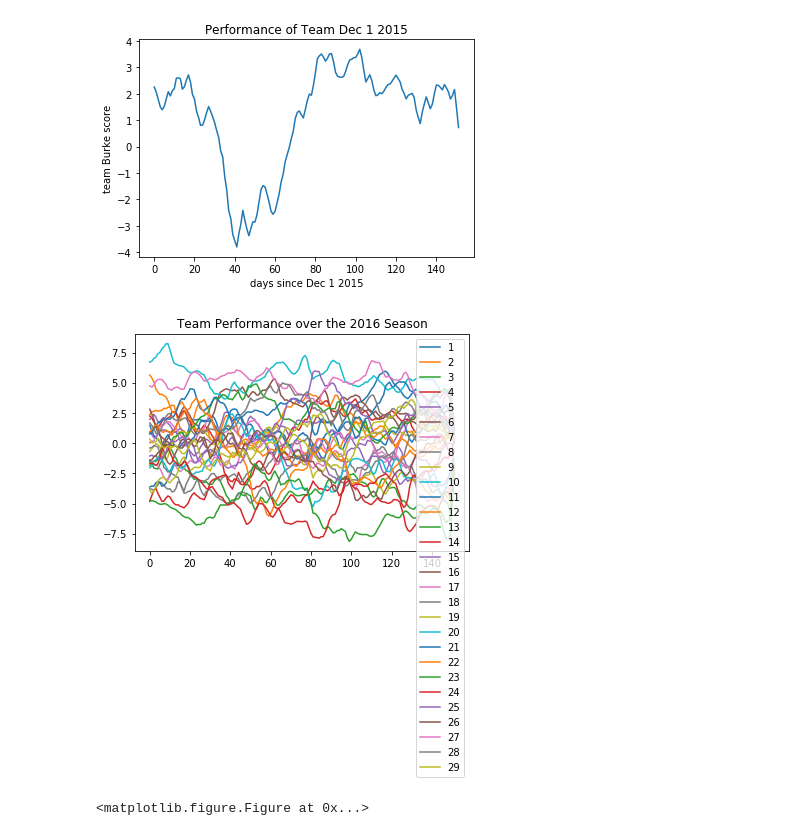
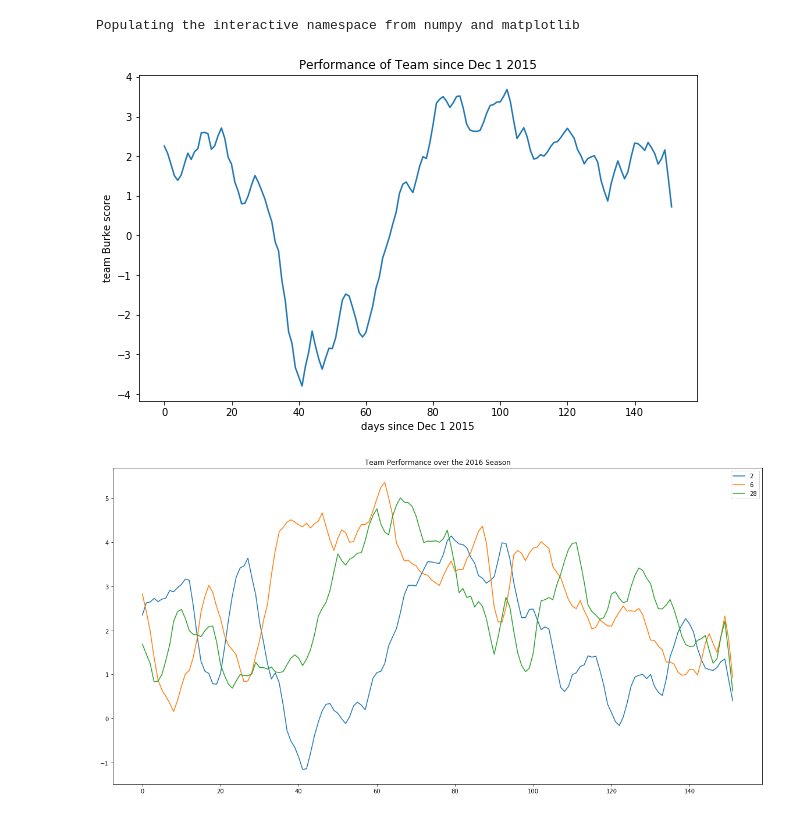
Before and after one commit to martinm43/nba_playoff_odds, a Jupyter notebook: naismith/Burke_Calc_Notebook.ipynb, the cells around one changed output. Saved outputs shown, nothing was run; the diff lists cells and outputs as text; code cells hidden in the pictures.

Commit message:
three team plot

```diff
--- a/naismith/Burke_Calc_Notebook.ipynb
+++ b/naismith/Burke_Calc_Notebook.ipynb
@@ -1,6 +1,8 @@
 # %%
 # %load burkechart.py
 %matplotlib inline
+%pylab inline
+pylab.rcParams['figure.figsize'] = (10, 6)
 """
 Created on Sun Aug 13 21:32:38 2017
 
@@ -12,7 +14,7 @@ from access_nba_data import games_query, epochtime
 from burke_solver import burke_calc
 ave_period=3
 
-#Moving averages, via StackOverflow
+#Moving averages, via StackOverflow answer no. 13728392
 def runningMeanFast(x, N):
     return np.convolve(x, np.ones((N,))/N)[(N-1):]
 
@@ -20,42 +22,44 @@ def runningMeanFast(x, N):
 start_date_str='Dec 1 2015'
 start_date=epochtime(start_date_str)
 end_date=epochtime('May 1 2016')
 calc_date=start_date
 daysecs=24*60*60
 monthsecs=daysecs*30
 
 #placeholder array
 all_burke_calcs=[]
 
 while calc_date < end_date:
     temp_burke_calc=burke_calc(games_query(calc_date-monthsecs,calc_date))
     temp_burke_calc.tolist()
     all_burke_calcs.append(temp_burke_calc)
     calc_date+=daysecs
 
 all_burke_calcs=np.asarray(all_burke_calcs)
 #Not used, too jerky at end
 ave_burke_calcs=np.zeros_like(all_burke_calcs)
 #
 ##calculate ave_burke_calcs
 for i in range(0,len(all_burke_calcs[0,:])):
      ave_burke_calcs[:,i]=runningMeanFast(all_burke_calcs[:,i],ave_period)
 
 plot_team_id=3
 plt.plot(ave_burke_calcs[:,plot_team_id])
-plt.title('Performance of Team since'+start_date_str)
+plt.title('Performance of Team since '+start_date_str)
 plt.ylabel('team Burke score')
 plt.xlabel('days since '+start_date_str)
 plt.show()
 # %% [output]
+Populating the interactive namespace from numpy and matplotlib
-[figure, old version]
+[figure, new version]
 # %%
-#Let's try to plot all the teams.
-for i in range(0,29):
+#Let's try to plot several teams.
+teams_to_plot_ids=(1,5,27) #BOS, CLE, TOR
+for i in teams_to_plot_ids:
     plt.plot(ave_burke_calcs[:,i],label=str(i+1))
 plt.title('Team Performance over the 2016 Season')
 plt.legend()
-plt.show()
+pylab.rcParams['figure.figsize'] = (20,10)
+fig.show()
 # %% [output]
-[figure, old version]
+[figure, new version]
-<matplotlib.figure.Figure at 0x...>
```
